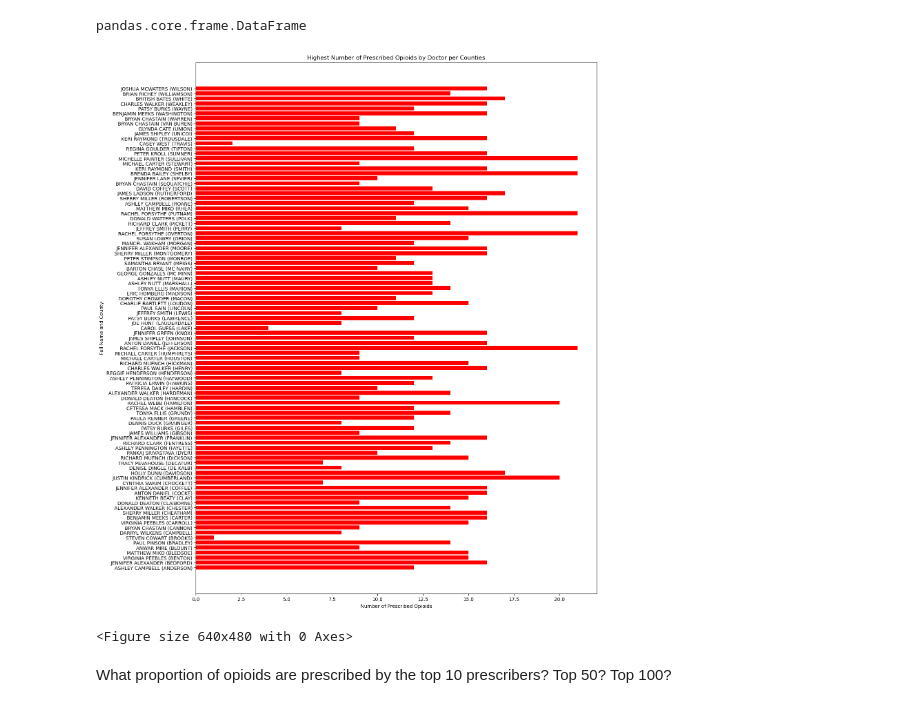
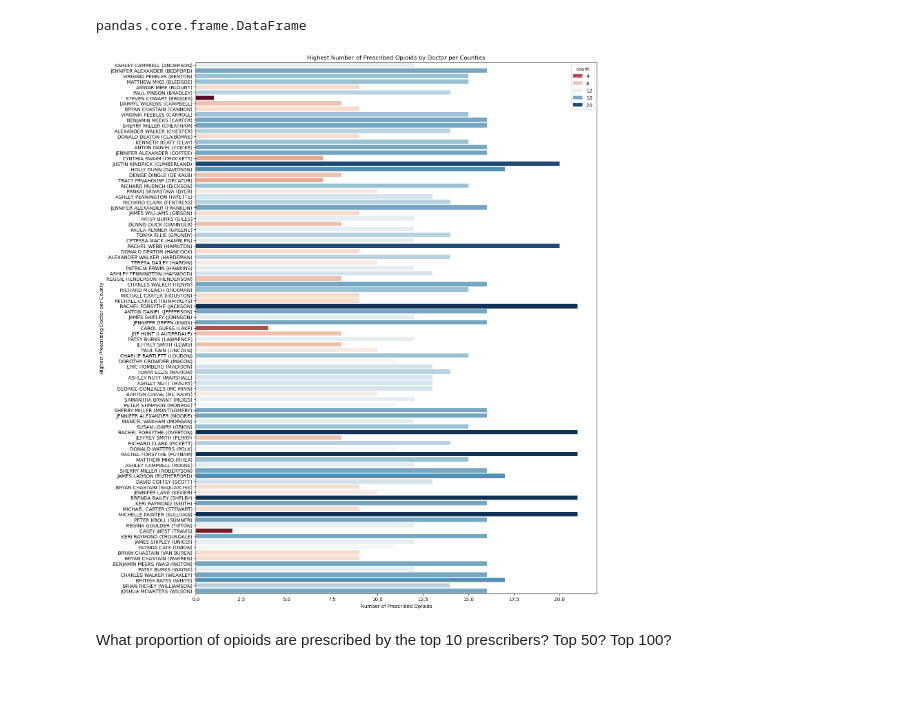
Before and after one commit to NSS-Full-Time-Data-Analytics-14/prescription-drugs-python-heath, a Jupyter notebook: notebooks/PrescriptionPython.ipynb, the cells around one changed output. Saved outputs shown, nothing was run; the diff lists cells and outputs as text; code cells hidden in the pictures.

```diff
--- a/notebooks/PrescriptionPython.ipynb
+++ b/notebooks/PrescriptionPython.ipynb
@@ -119,7 +119,7 @@ plt.show
 # %% [markdown]
 Who is the top prescriber in each county?
 # %%
-query2= '''SELECT npi, nppes_provider_last_org_name, nppes_provider_first_name,county, opioid_drug_flag
+query2= '''SELECT npi, nppes_provider_last_org_name, nppes_provider_first_name,county, opioid_drug_flag, nppes_provider_zip5
             FROM prescriber AS p
                 LEFT JOIN zip_fips AS zp
                 ON p.nppes_provider_zip5 = zp.zip
@@ -188,5 +197,5 @@ Index(['npi', 'nppes_provider_last_org_name', 'nppes_provider_first_name',
       dtype='object')
 # %%
-op_prescribers=op_prescribers.groupby(['county','Full Name']).size().reset_index(name='count')
+op_prescribers=op_prescribers.groupby(['county','Full Name', 'nppes_provider_zip5']).size().reset_index(name='count')
 op_prescribers
 # %% [output]
@@ -229,17 +238,18 @@ type(top_county_op_prescribers)
 # %% [output]
 pandas.core.frame.DataFrame
 # %%
-plt.figure(figsize=(15,20))
-plt.barh(top_county_op_prescribers['Full Name'] + " (" + top_county_op_prescribers['county'] + ")", top_county_op_prescribers['count'],
-            color='red')
+import seaborn as sns
+plt.figure(figsize=(15, 20))
+sns.barplot(y=top_county_op_prescribers['Full Name'] + " (" + top_county_op_prescribers['county'] + ")",
+        x=top_county_op_prescribers['count'], hue=top_county_op_prescribers['count'], dodge= False,
+        palette="RdBu")
 plt.xlabel('Number of Prescribed Opioids')
-plt.ylabel('Full Name and County')
+plt.ylabel('Highest Prescribing Doctor per County')
 plt.title('Highest Number of Prescribed Opioids by Doctor per Counties')
 plt.show()
 #plt.savefig('Highest_Number_Prescribed_Opioids_Counties.png')
 # %% [output]
-[figure, old version]
+[figure, new version]
-<Figure size 640x480 with 0 Axes>
 # %% [markdown]
 What proportion of opioids are prescribed by the top 10 prescribers?
 Top 50?
```
Also changed, not shown: parts of 6 cells of this notebook.
